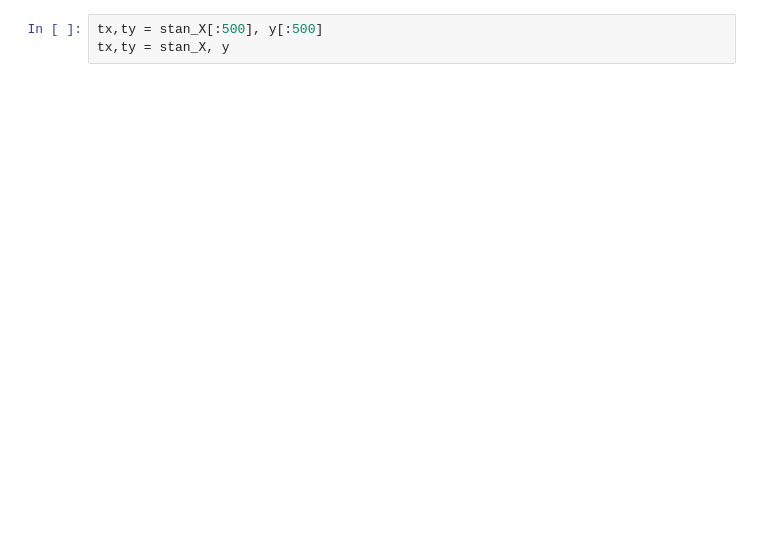
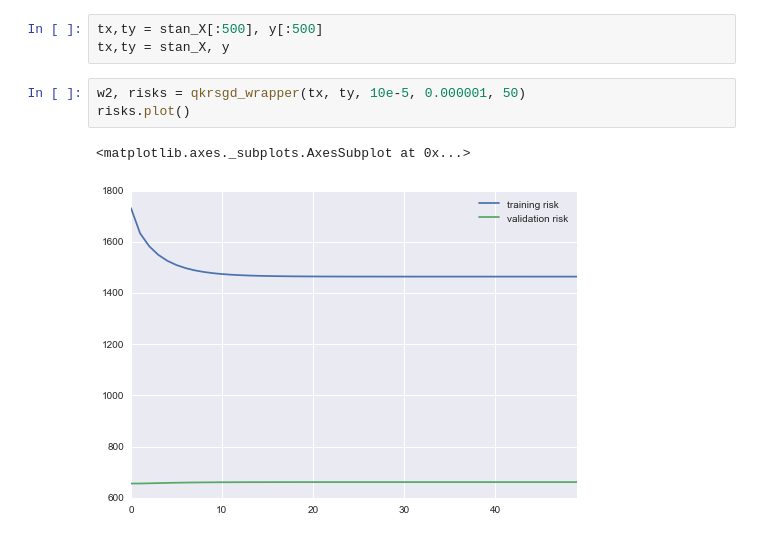
Before and after one commit to bllchmbrs/ml289, a Jupyter notebook: hw3/Kernel Logistic - 4 => correcting the quadratic?.ipynb, the cells around one changed output. Saved outputs shown, nothing was run; the diff lists cells and outputs as text; blank space fills up the shorter version.

```diff
--- a/hw3/Kernel Logistic - 4 => correcting the quadratic?.ipynb
+++ b/hw3/Kernel Logistic - 4 => correcting the quadratic?.ipynb
@@ -135,4 +146,10 @@ def qkrsgd_wrapper(X, y, gamma, lr, num_iters):
 # %%
 tx,ty = stan_X[:500], y[:500]
 tx,ty = stan_X, y
+# %%
+w2, risks = qkrsgd_wrapper(tx, ty, 10e-5, 0.000001, 50)
+risks.plot()
+# %% [output]
+<matplotlib.axes._subplots.AxesSubplot at 0x...>
+[figure, added]
 # %%
```
Also changed, not shown: parts of 5 cells of this notebook.
